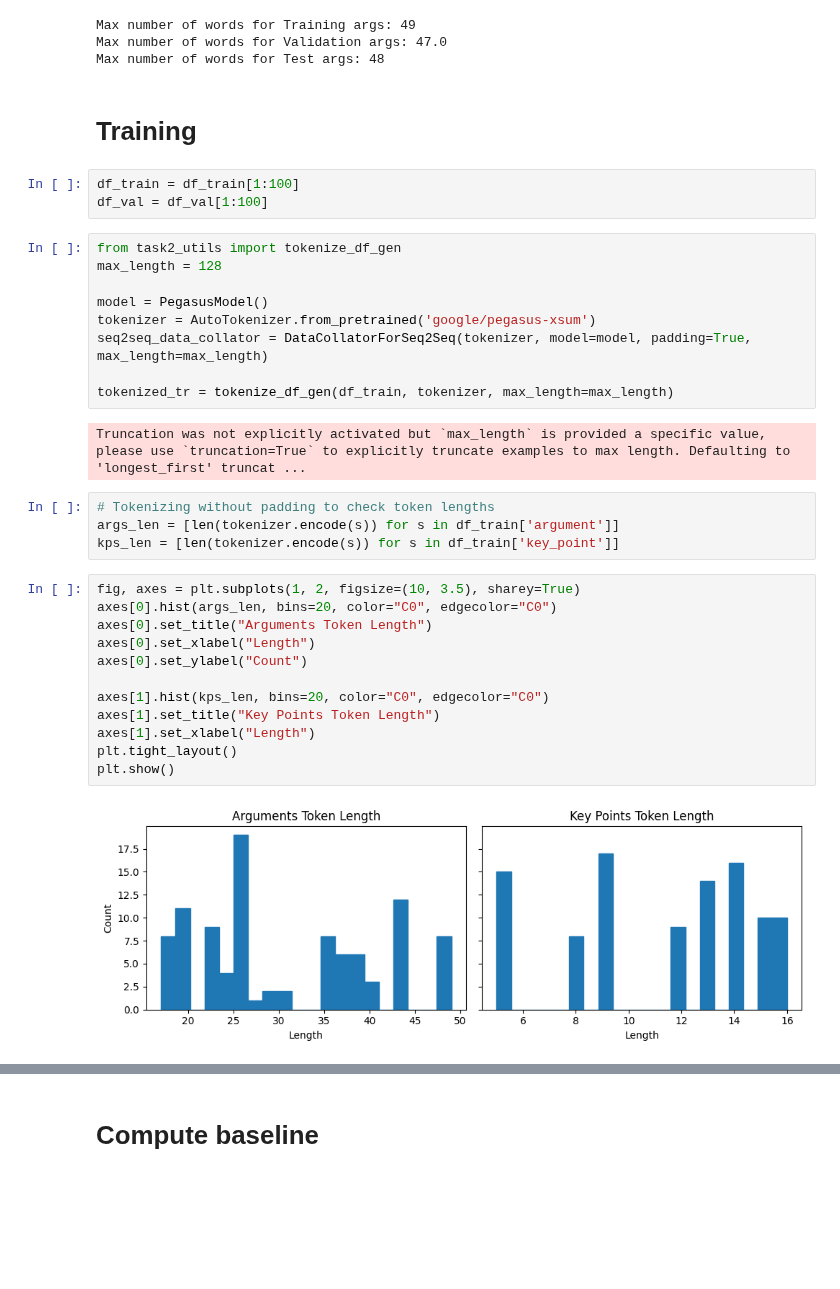
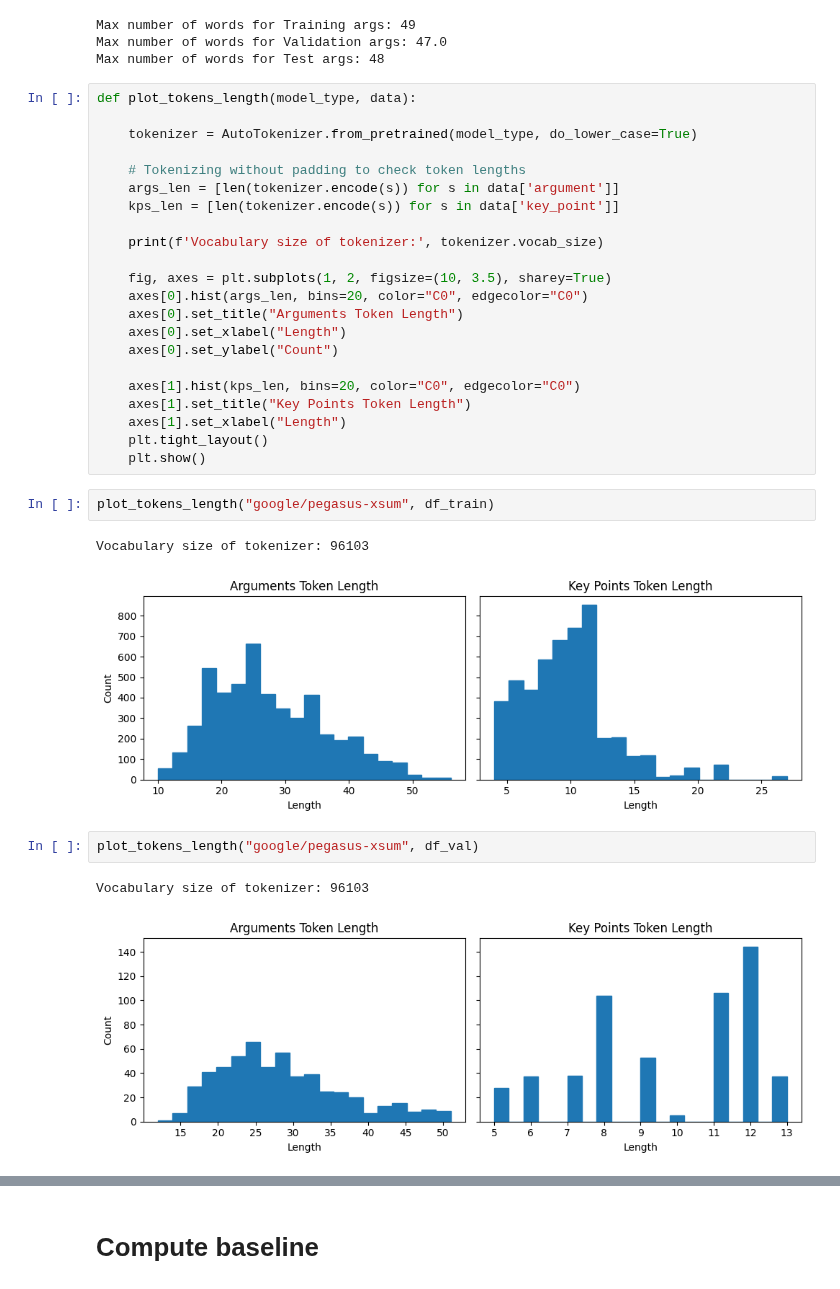
Before and after one commit to mmc185/HLTKeyPointAnalysis, a Jupyter notebook: kp_generation/main_task_2.ipynb, the cells around one changed output, grey strips where cells are left out. Saved outputs shown, nothing was run; the diff lists cells and outputs as text; blank space fills up the shorter version.

```diff
--- a/kp_generation/main_task_2.ipynb
+++ b/kp_generation/main_task_2.ipynb
@@ -121,37 +121,35 @@ print(f"Max number of words for Test args: {n_words['words_per_arg_test'].max()}
 Max number of words for Training args: 49
 Max number of words for Validation args: 47.0
 Max number of words for Test args: 48
-# %% [markdown]
-# Training
-# %%
-df_train = df_train[1:100]
-df_val = df_val[1:100]
+# %%
+def plot_tokens_length(model_type, data):
+
+    tokenizer = AutoTokenizer.from_pretrained(model_type, do_lower_case=True)
+
+    # Tokenizing without padding to check token lengths
+    args_len = [len(tokenizer.encode(s)) for s in data['argument']]
+    kps_len = [len(tokenizer.encode(s)) for s in data['key_point']]
+
+    print(f'Vocabulary size of tokenizer:', tokenizer.vocab_size)
+
+    fig, axes = plt.subplots(1, 2, figsize=(10, 3.5), sharey=True)
+    axes[0].hist(args_len, bins=20, color="C0", edgecolor="C0")
+    axes[0].set_title("Arguments Token Length")
+    axes[0].set_xlabel("Length")
+    axes[0].set_ylabel("Count")
+
+    axes[1].hist(kps_len, bins=20, color="C0", edgecolor="C0")
+    axes[1].set_title("Key Points Token Length")
+    axes[1].set_xlabel("Length")
+    plt.tight_layout()
+    plt.show()
 # %%
-from task2_utils import tokenize_df_gen
-max_length = 128
-
-model = PegasusModel()
-tokenizer = AutoTokenizer.from_pretrained('google/pegasus-xsum')
-seq2seq_data_collator = DataCollatorForSeq2Seq(tokenizer, model=model, padding=True, max_length=max_length)
-
-tokenized_tr = tokenize_df_gen(df_train, tokenizer, max_length=max_length)
+plot_tokens_length("google/pegasus-xsum", df_train)
 # %% [output]
-Truncation was not explicitly activated but `max_length` is provided a specific value, please use `truncation=True` to explicitly truncate examples to max length. Defaulting to 'longest_first' truncat ...
+Vocabulary size of tokenizer: 96103
+[figure, added]
-# %%
-# Tokenizing without padding to check token lengths
-args_len = [len(tokenizer.encode(s)) for s in df_train['argument']]
-kps_len = [len(tokenizer.encode(s)) for s in df_train['key_point']]
-# %%
-fig, axes = plt.subplots(1, 2, figsize=(10, 3.5), sharey=True)
-axes[0].hist(args_len, bins=20, color="C0", edgecolor="C0")
-axes[0].set_title("Arguments Token Length")
-axes[0].set_xlabel("Length")
-axes[0].set_ylabel("Count")
-
-axes[1].hist(kps_len, bins=20, color="C0", edgecolor="C0")
-axes[1].set_title("Key Points Token Length")
-axes[1].set_xlabel("Length")
-plt.tight_layout()
-plt.show()
-# %% [output]
-[figure, removed]
+# %%
+plot_tokens_length("google/pegasus-xsum", df_val)
+# %% [output]
+Vocabulary size of tokenizer: 96103
+[figure, added]
```
Also changed, not shown: parts of 21 cells of this notebook, 2 other files.
